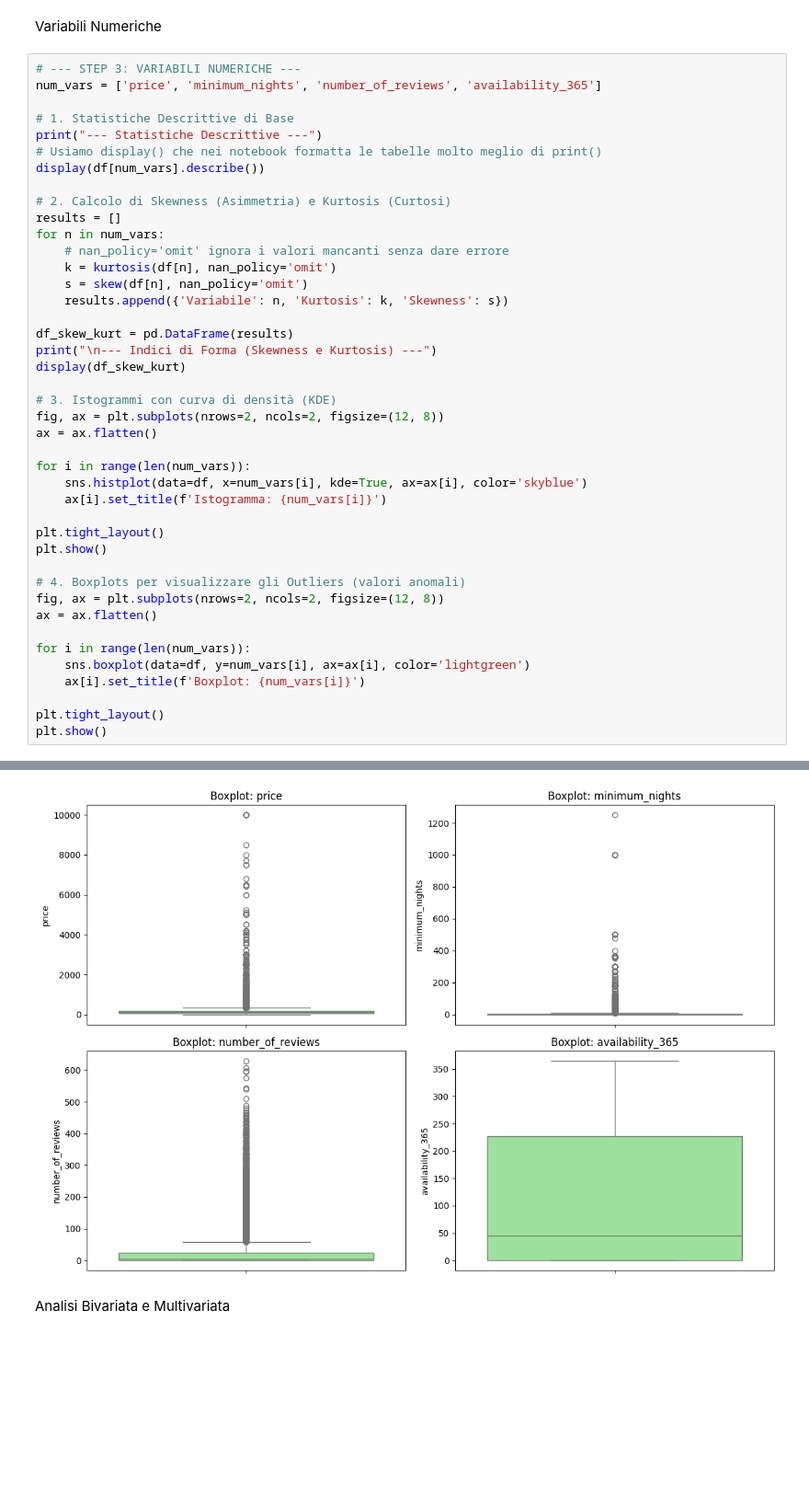
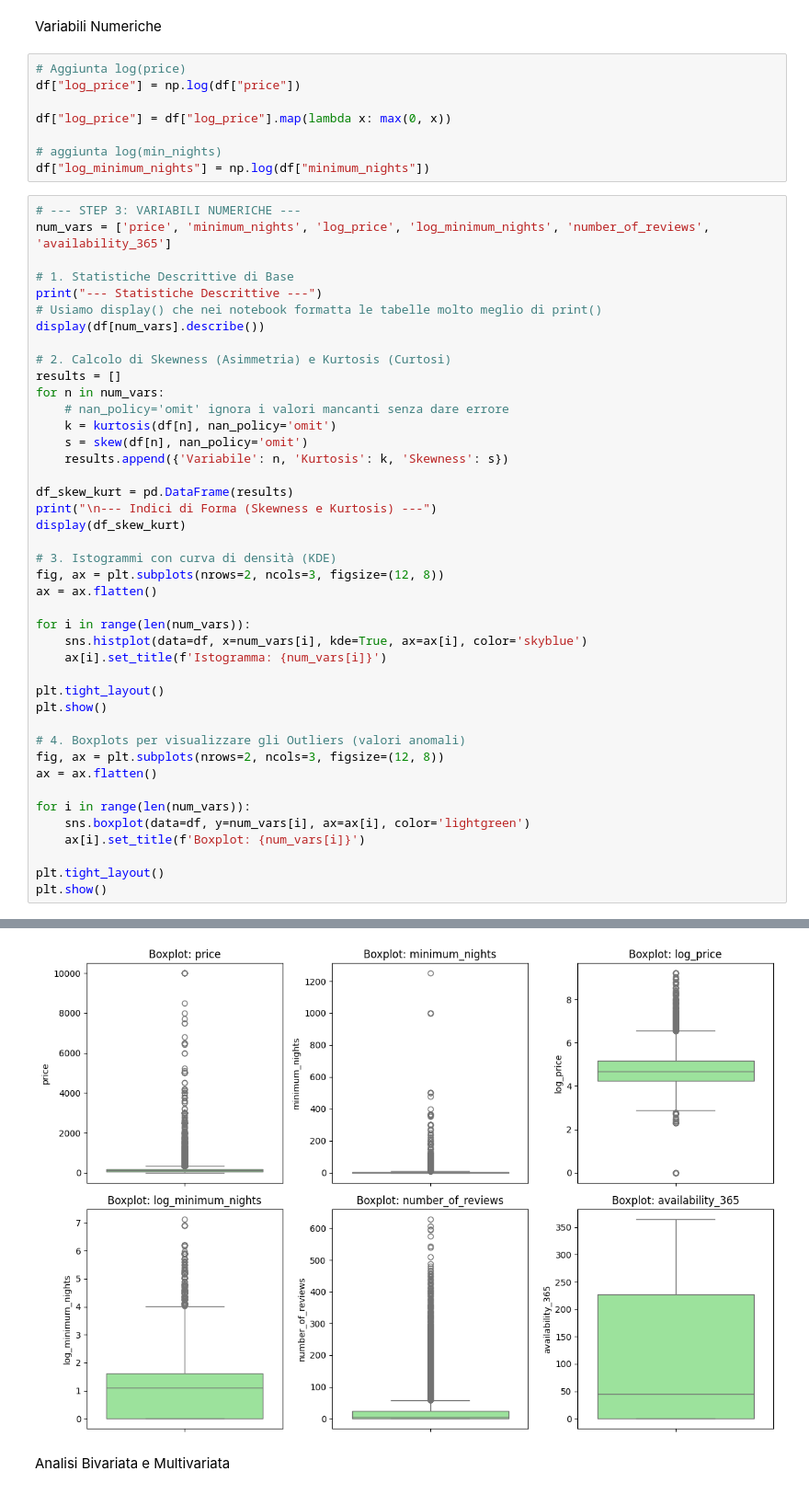
Before and after one commit to Stefano-Chiari/AppliedStatisticsProject, a Jupyter notebook: EDA.ipynb, the cells around one changed output, grey strips where cells are left out. Shown at 92% size. Cells and saved outputs as stored; diff of their text form; blank space fills up the shorter version.

```diff
--- a/EDA.ipynb
+++ b/EDA.ipynb
@@ -112,9 +113,17 @@ Variabile: ROOM_TYPE
 | Shared room | 1160 | 2.37% |
 # %% [markdown]
 Variabili Numeriche
+# %%
+# Aggiunta log(price)
+df["log_price"] = np.log(df["price"])
+
+df["log_price"] = df["log_price"].map(lambda x: max(0, x))
+
+# aggiunta log(min_nights)
+df["log_minimum_nights"] = np.log(df["minimum_nights"])
 # %%
 # --- STEP 3: VARIABILI NUMERICHE ---
-num_vars = ['price', 'minimum_nights', 'number_of_reviews', 'availability_365']
+num_vars = ['price', 'minimum_nights', 'log_price', 'log_minimum_nights', 'number_of_reviews', 'availability_365']
 
 # 1. Statistiche Descrittive di Base
 print("--- Statistiche Descrittive ---")
@@ -134,7 +143,7 @@ print("\n--- Indici di Forma (Skewness e Kurtosis) ---")
 display(df_skew_kurt)
 
 # 3. Istogrammi con curva di densità (KDE)
-fig, ax = plt.subplots(nrows=2, ncols=2, figsize=(12, 8))
+fig, ax = plt.subplots(nrows=2, ncols=3, figsize=(12, 8))
 ax = ax.flatten()
 
 for i in range(len(num_vars)):
@@ -145,7 +154,7 @@ plt.tight_layout()
 plt.show()
 
 # 4. Boxplots per visualizzare gli Outliers (valori anomali)
-fig, ax = plt.subplots(nrows=2, ncols=2, figsize=(12, 8))
+fig, ax = plt.subplots(nrows=2, ncols=3, figsize=(12, 8))
 ax = ax.flatten()
 
 for i in range(len(num_vars)):
@@ -175,4 +186,4 @@ plt.show()
-[figure, old version]
+[figure, new version]
 # %% [markdown]
 Analisi Bivariata e Multivariata
 # %%
```
Also changed, not shown: parts of 3 cells of this notebook.
